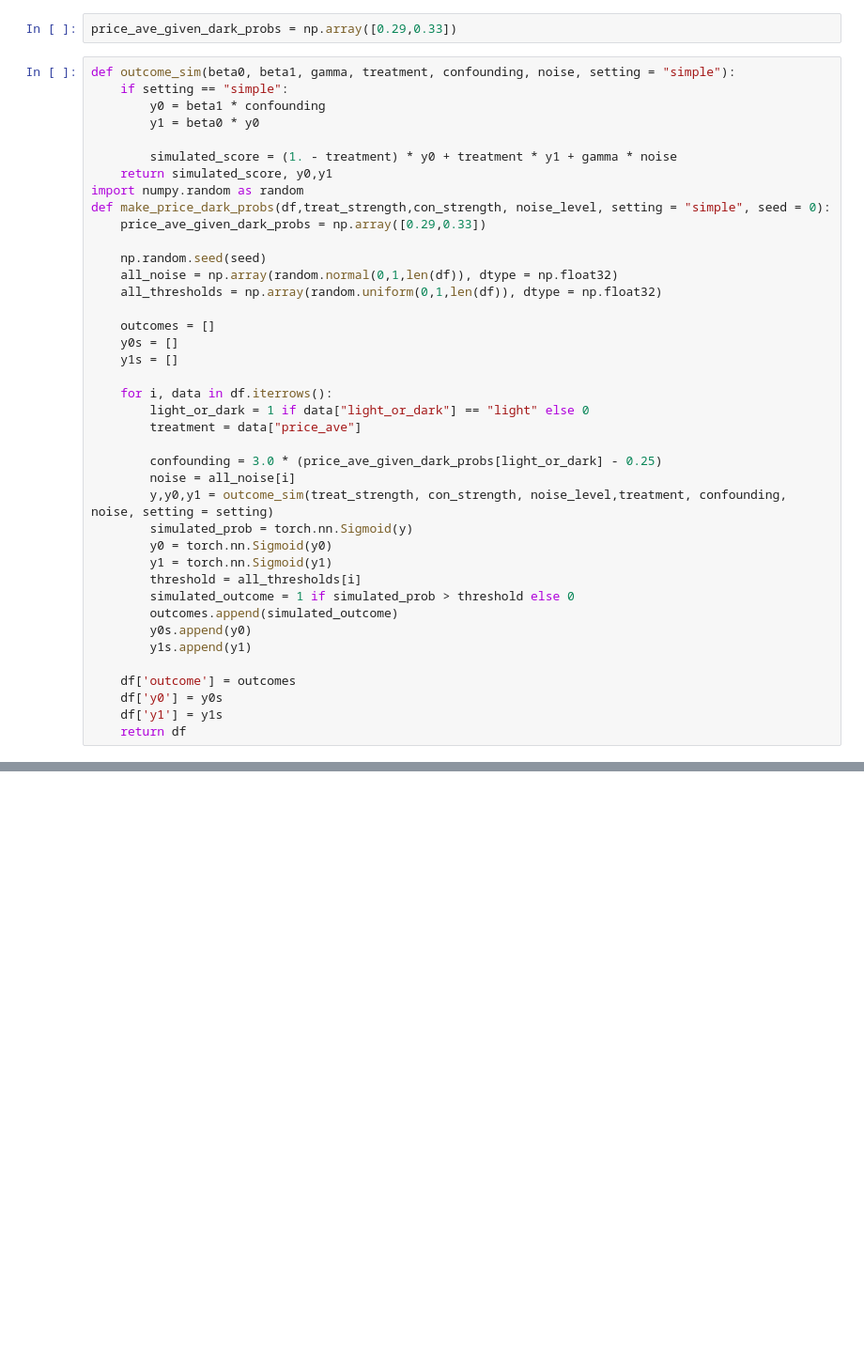
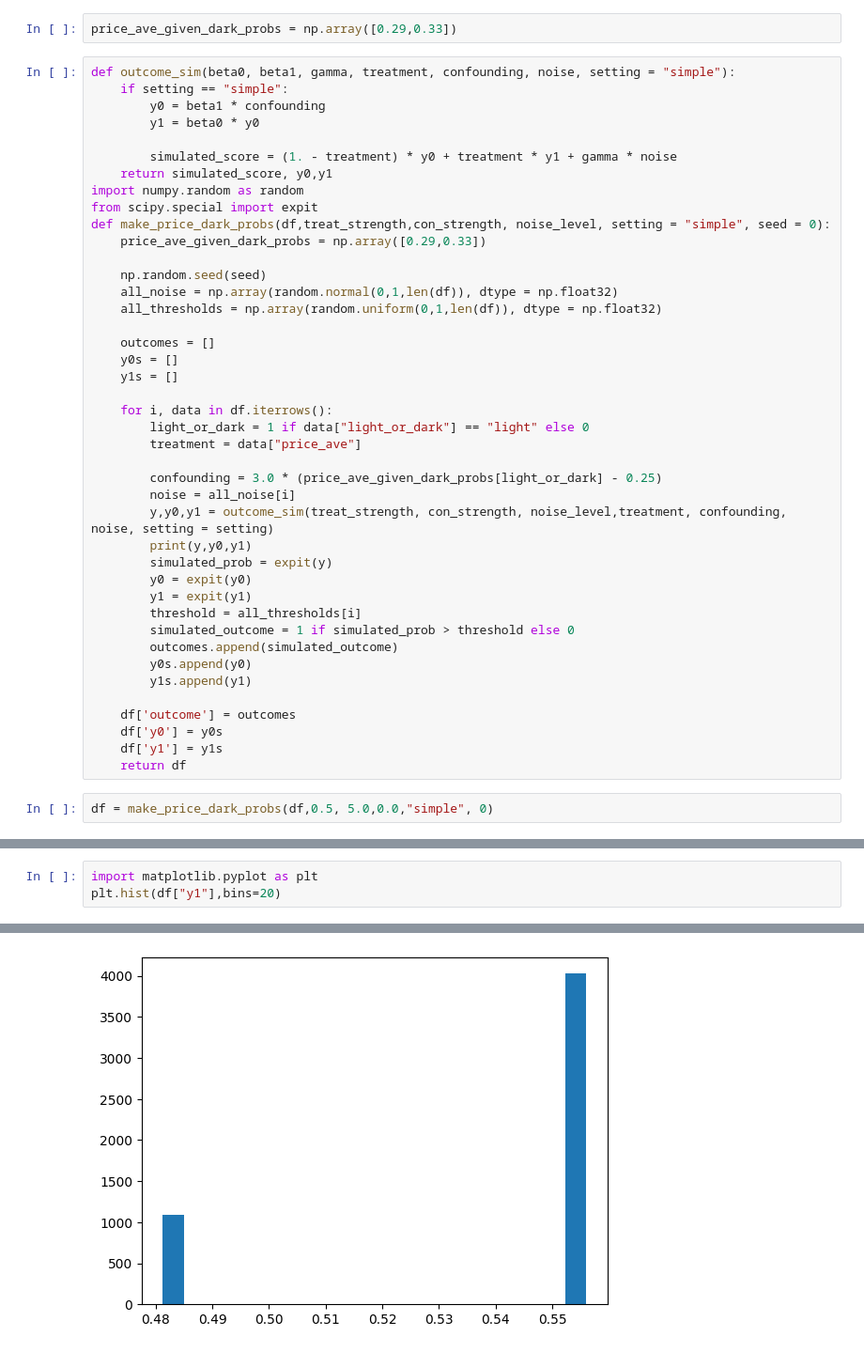
Before and after one commit to tomatoboy-hub/causal-image, a Jupyter notebook: input/precalculate.ipynb, the cells around one changed output, grey strips where cells are left out. Shown: that part at 94% size. Saved outputs shown, nothing was run; the diff lists cells and outputs as text; blank space fills up the shorter version.

```diff
--- a/input/precalculate.ipynb
+++ b/input/precalculate.ipynb
@@ -62,6 +62,7 @@ def outcome_sim(beta0, beta1, gamma, treatment, confounding, noise, setting = "s
         simulated_score = (1. - treatment) * y0 + treatment * y1 + gamma * noise
     return simulated_score, y0,y1
 import numpy.random as random
+from scipy.special import expit
 def make_price_dark_probs(df,treat_strength,con_strength, noise_level, setting = "simple", seed = 0):
     price_ave_given_dark_probs = np.array([0.29,0.33])
 
@@ -80,9 +81,10 @@ def make_price_dark_probs(df,treat_strength,con_strength, noise_level, setting =
         confounding = 3.0 * (price_ave_given_dark_probs[light_or_dark] - 0.25)
         noise = all_noise[i]
         y,y0,y1 = outcome_sim(treat_strength, con_strength, noise_level,treatment, confounding, noise, setting = setting)
-        simulated_prob = torch.nn.Sigmoid(y)
-        y0 = torch.nn.Sigmoid(y0)
-        y1 = torch.nn.Sigmoid(y1)
+        print(y,y0,y1)
+        simulated_prob = expit(y)
+        y0 = expit(y0)
+        y1 = expit(y1)
         threshold = all_thresholds[i]
         simulated_outcome = 1 if simulated_prob > threshold else 0
         outcomes.append(simulated_outcome)
@@ -93,3 +95,5 @@ def make_price_dark_probs(df,treat_strength,con_strength, noise_level, setting =
     df['y0'] = y0s
     df['y1'] = y1s
     return df
+# %%
+df = make_price_dark_probs(df,0.5, 5.0,0.0,"simple", 0)
@@ -95,0 +125,4 @@ def make_price_dark_probs(df,treat_strength,con_strength, noise_level, setting =
+# %%
+import matplotlib.pyplot as plt
+plt.hist(df["y1"],bins=20)
+# %% [output]
@@ -95,0 +138 @@ def make_price_dark_probs(df,treat_strength,con_strength, noise_level, setting =
+[figure, added]
```
Also changed, not shown: parts of 3 cells of this notebook.
